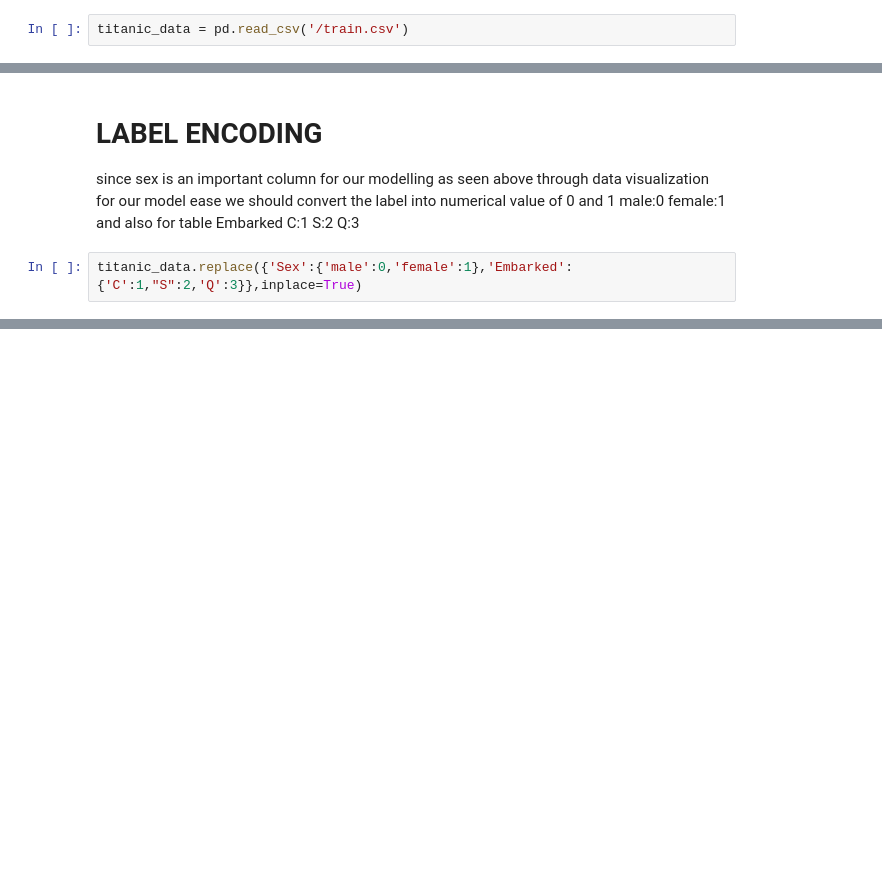
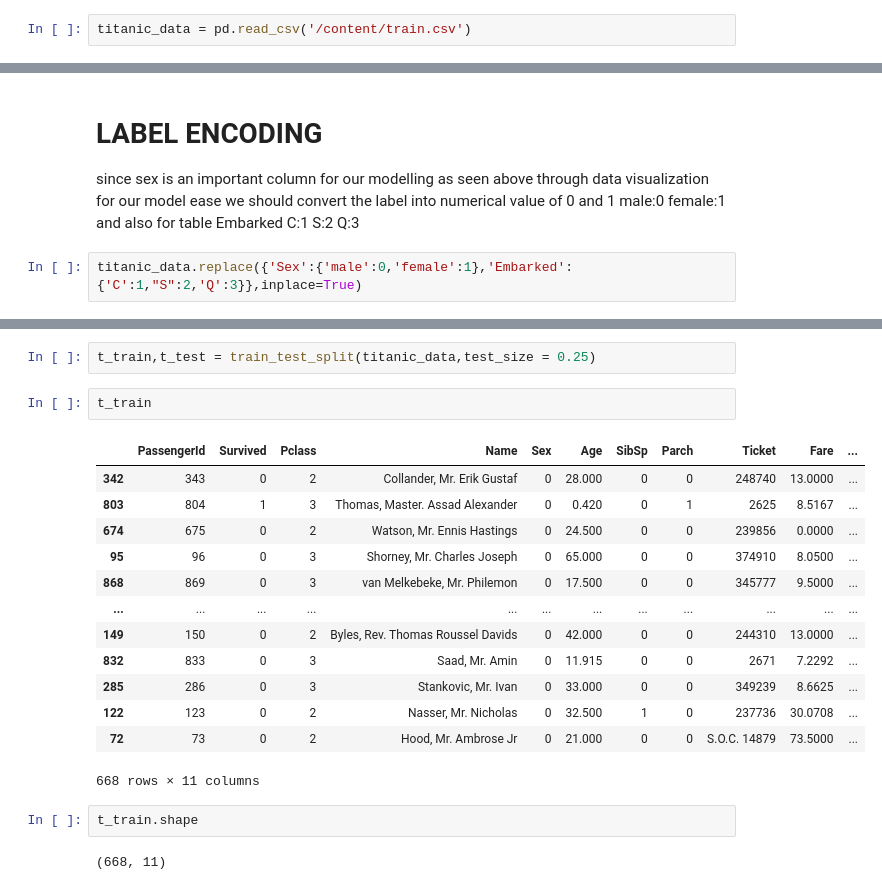
Before and after one commit to BawejaMoksh/Titanic_Survival_Prediction, a Jupyter notebook: Titanic.ipynb, the cells around one changed output, grey strips where cells are left out. Saved outputs shown, nothing was run; the diff lists cells and outputs as text; blank space fills up the shorter version.

```diff
--- a/Titanic.ipynb
+++ b/Titanic.ipynb
@@ -11,7 +11,7 @@ from sklearn.linear_model import LogisticRegression
 # %%
 sns.set()
 # %%
-titanic_data = pd.read_csv('/train.csv')
+titanic_data = pd.read_csv('/content/train.csv')
 # %%
 titanic_data.head()
 # %% [output]
@@ -174,3 +174,25 @@ titanic_data.head()
 | 2 | 3 | 1 | 3 | Heikkinen, Miss. Laina | 1 | 26.0 | 0 | 0 | STON/O2. 3101282 | 7.9250 | ... |
 | 3 | 4 | 1 | 1 | Futrelle, Mrs. Jacques Heath (Lil... | 1 | 35.0 | 1 | 0 | 113803 | 53.1000 | ... |
 | 4 | 5 | 0 | 3 | Allen, Mr. William Henry | 0 | 35.0 | 0 | 0 | 373450 | 8.0500 | ... |
+# %%
+t_train,t_test = train_test_split(titanic_data,test_size = 0.25)
+# %%
+t_train
+# %% [output]
+|  | PassengerId | Survived | Pclass | Name | Sex | Age | SibSp | Parch | Ticket | Fare | ... |
+| 342 | 343 | 0 | 2 | Collander, Mr. Erik Gustaf | 0 | 28.000 | 0 | 0 | 248740 | 13.0000 | ... |
+| 803 | 804 | 1 | 3 | Thomas, Master. Assad Alexander | 0 | 0.420 | 0 | 1 | 2625 | 8.5167 | ... |
+| 674 | 675 | 0 | 2 | Watson, Mr. Ennis Hastings | 0 | 24.500 | 0 | 0 | 239856 | 0.0000 | ... |
+| 95 | 96 | 0 | 3 | Shorney, Mr. Charles Joseph | 0 | 65.000 | 0 | 0 | 374910 | 8.0500 | ... |
+| 868 | 869 | 0 | 3 | van Melkebeke, Mr. Philemon | 0 | 17.500 | 0 | 0 | 345777 | 9.5000 | ... |
+| ... | ... | ... | ... | ... | ... | ... | ... | ... | ... | ... | ... |
+| 149 | 150 | 0 | 2 | Byles, Rev. Thomas Roussel Davids | 0 | 42.000 | 0 | 0 | 244310 | 13.0000 | ... |
+| 832 | 833 | 0 | 3 | Saad, Mr. Amin | 0 | 11.915 | 0 | 0 | 2671 | 7.2292 | ... |
+| 285 | 286 | 0 | 3 | Stankovic, Mr. Ivan | 0 | 33.000 | 0 | 0 | 349239 | 8.6625 | ... |
+| 122 | 123 | 0 | 2 | Nasser, Mr. Nicholas | 0 | 32.500 | 1 | 0 | 237736 | 30.0708 | ... |
+| 72 | 73 | 0 | 2 | Hood, Mr. Ambrose Jr | 0 | 21.000 | 0 | 0 | S.O.C. 14879 | 73.5000 | ... |
+668 rows × 11 columns
+# %%
+t_train.shape
+# %% [output]
+(668, 11)
```
Also changed, not shown: parts of 11 cells of this notebook.
